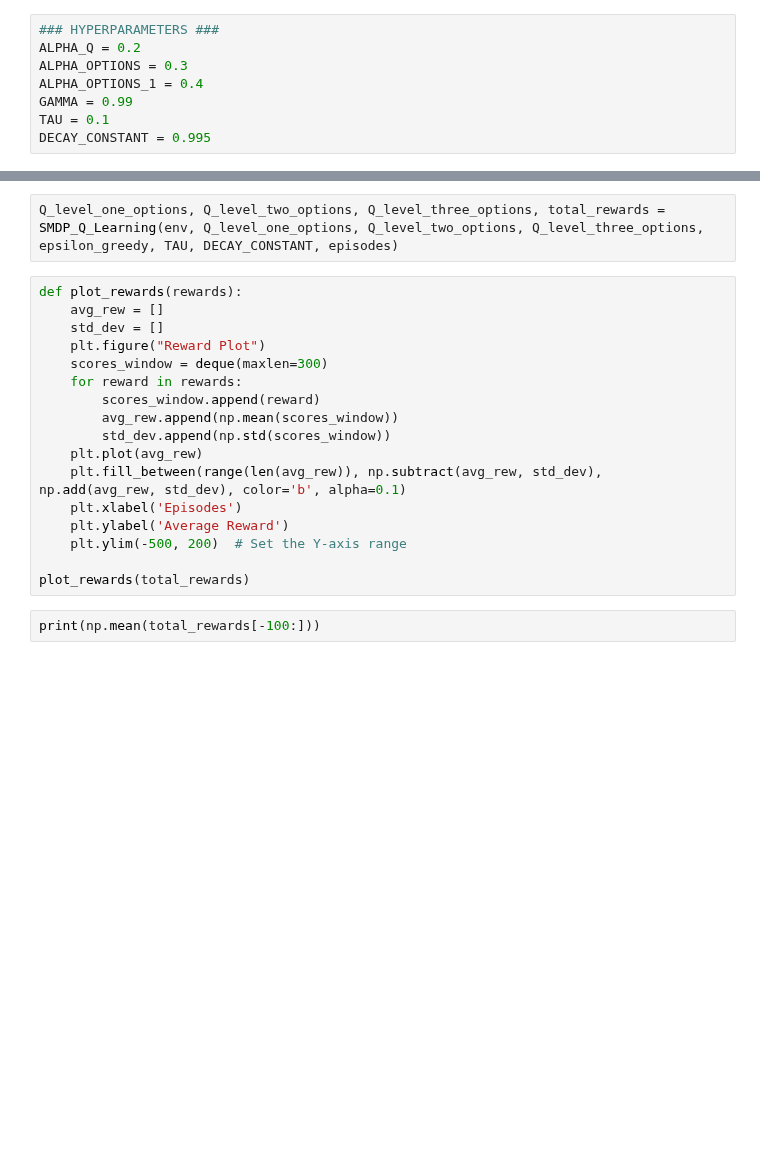
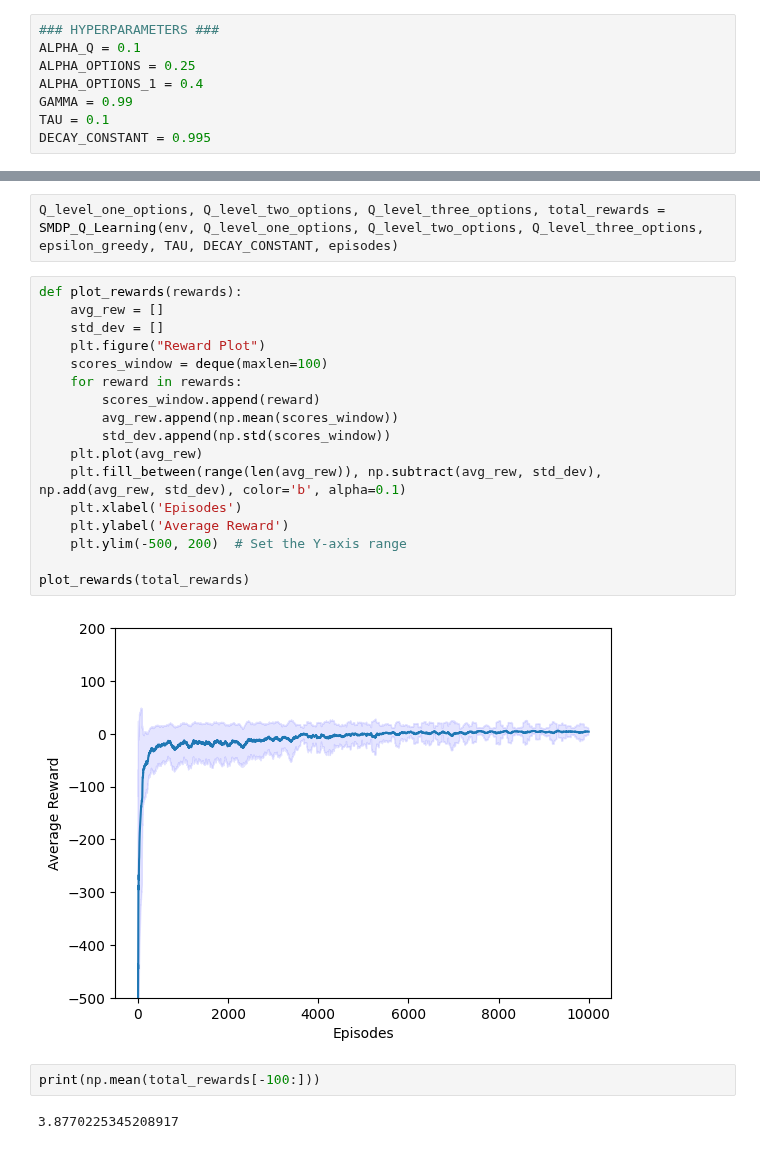
Before and after one commit to adithyaa-rg/Reinforcement_Learning_Assignment_3_Options_Framework, a Jupyter notebook: alternative_options.ipynb, the cells around one changed output, grey strips where cells are left out. Cells and saved outputs as stored; diff of their text form; blank space fills up the shorter version.

```diff
--- a/alternative_options.ipynb
+++ b/alternative_options.ipynb
@@ -80,8 +89,8 @@ def decode_state(env, state):
     return list(env.decode(state))
 # %%
 ### HYPERPARAMETERS ###
-ALPHA_Q = 0.2
-ALPHA_OPTIONS = 0.3
+ALPHA_Q = 0.1
+ALPHA_OPTIONS = 0.25
 ALPHA_OPTIONS_1 = 0.4
 GAMMA = 0.99
 TAU = 0.1
@@ -268,19 +281,23 @@ Q_level_one_options, Q_level_two_options, Q_level_three_options, total_rewards =
 # %%
 def plot_rewards(rewards):
     avg_rew = []
     std_dev = []
     plt.figure("Reward Plot")
-    scores_window = deque(maxlen=300)
+    scores_window = deque(maxlen=100)
     for reward in rewards:
         scores_window.append(reward)
         avg_rew.append(np.mean(scores_window))
         std_dev.append(np.std(scores_window))
     plt.plot(avg_rew)
     plt.fill_between(range(len(avg_rew)), np.subtract(avg_rew, std_dev), np.add(avg_rew, std_dev), color='b', alpha=0.1)
     plt.xlabel('Episodes')
     plt.ylabel('Average Reward')
     plt.ylim(-500, 200)  # Set the Y-axis range
 
 plot_rewards(total_rewards)
+# %% [output]
+[figure, added]
 # %%
 print(np.mean(total_rewards[-100:]))
+# %% [output]
+3.8770225345208917
```
Also changed, not shown: parts of 3 cells of this notebook.
